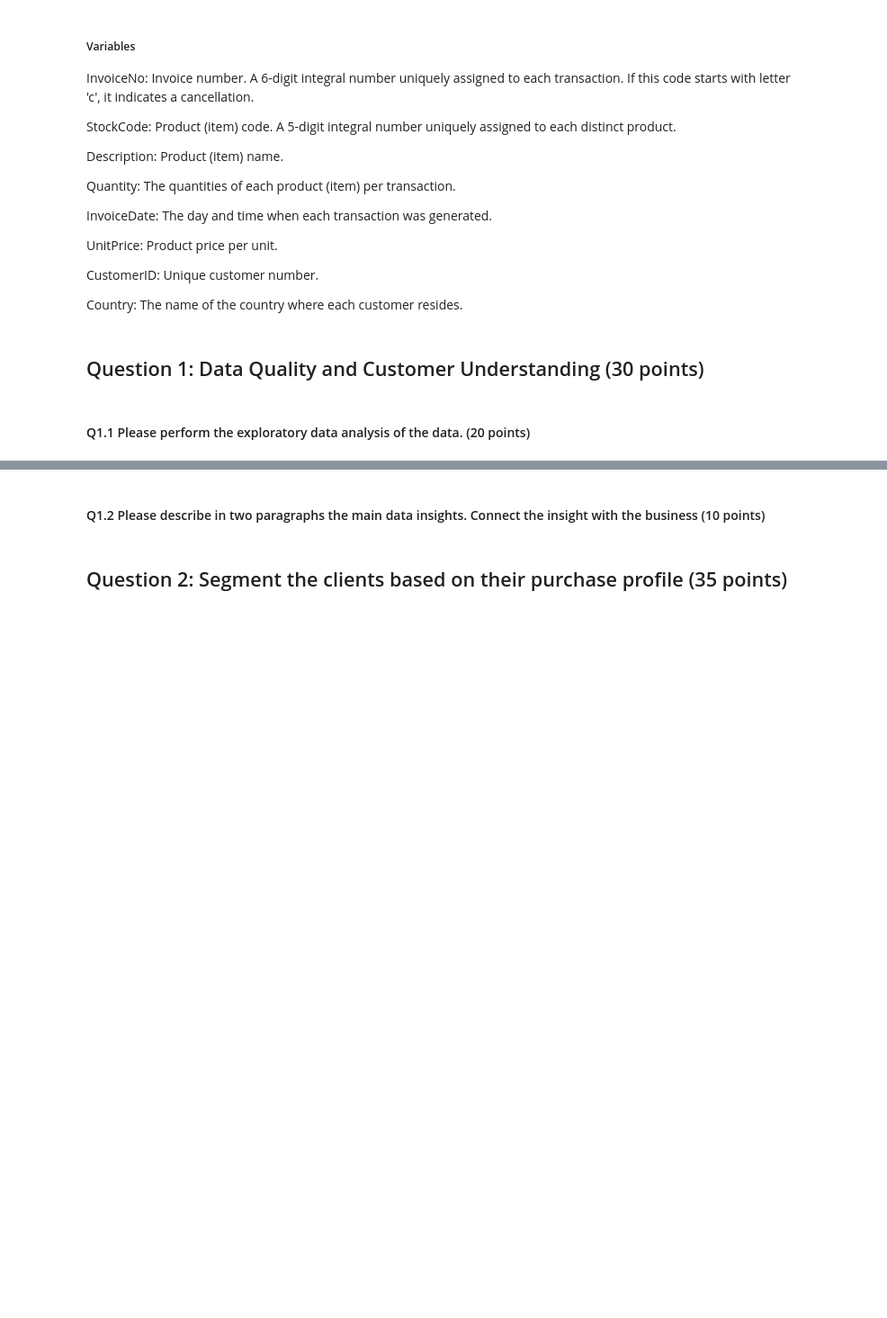
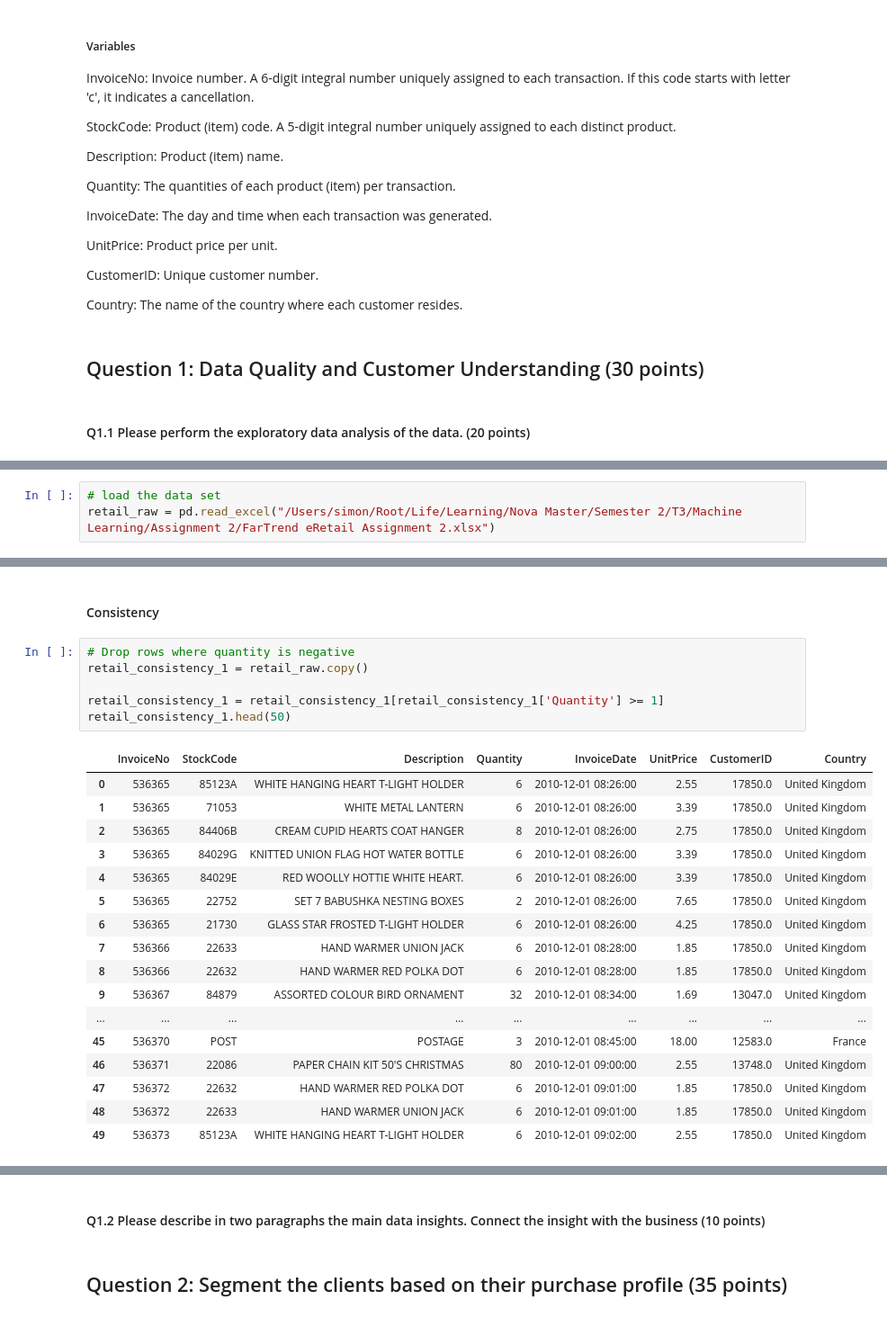
Before and after one commit to xxashwoodxx/Retail, a Jupyter notebook: Assignment 2 FarTrend.ipynb, the cells around one changed output, grey strips where cells are left out. Shown at 90% size. Drawn from its saved outputs; the diff is of its cells as text; blank space fills up the shorter version.

Commit message:
data exploration & cleaning

```diff
--- a/Assignment 2 FarTrend.ipynb
+++ b/Assignment 2 FarTrend.ipynb
@@ -37,0 +44,3 @@ Country: The name of the country where each customer resides.
+# %%
+# load the data set
+retail_raw = pd.read_excel("/Users/simon/Root/Life/Learning/Nova Master/Semester 2/T3/Machine Learning/Assignment 2/FarTrend eRetail Assignment 2.xlsx")
@@ -37,0 +147,26 @@ Country: The name of the country where each customer resides.
+# %% [markdown]
+#### Consistency
+# %%
+# Drop rows where quantity is negative
+retail_consistency_1 = retail_raw.copy()
+
+retail_consistency_1 = retail_consistency_1[retail_consistency_1['Quantity'] >= 1]
+retail_consistency_1.head(50)
+# %% [output]
+|  | InvoiceNo | StockCode | Description | Quantity | InvoiceDate | UnitPrice | CustomerID | Country |
+| 0 | 536365 | 85123A | WHITE HANGING HEART T-LIGHT HOLDER | 6 | 2010-12-01 08:26:00 | 2.55 | 17850.0 | United Kingdom |
+| 1 | 536365 | 71053 | WHITE METAL LANTERN | 6 | 2010-12-01 08:26:00 | 3.39 | 17850.0 | United Kingdom |
+| 2 | 536365 | 84406B | CREAM CUPID HEARTS COAT HANGER | 8 | 2010-12-01 08:26:00 | 2.75 | 17850.0 | United Kingdom |
+| 3 | 536365 | 84029G | KNITTED UNION FLAG HOT WATER BOTTLE | 6 | 2010-12-01 08:26:00 | 3.39 | 17850.0 | United Kingdom |
+| 4 | 536365 | 84029E | RED WOOLLY HOTTIE WHITE HEART. | 6 | 2010-12-01 08:26:00 | 3.39 | 17850.0 | United Kingdom |
+| 5 | 536365 | 22752 | SET 7 BABUSHKA NESTING BOXES | 2 | 2010-12-01 08:26:00 | 7.65 | 17850.0 | United Kingdom |
+| 6 | 536365 | 21730 | GLASS STAR FROSTED T-LIGHT HOLDER | 6 | 2010-12-01 08:26:00 | 4.25 | 17850.0 | United Kingdom |
+| 7 | 536366 | 22633 | HAND WARMER UNION JACK | 6 | 2010-12-01 08:28:00 | 1.85 | 17850.0 | United Kingdom |
+| 8 | 536366 | 22632 | HAND WARMER RED POLKA DOT | 6 | 2010-12-01 08:28:00 | 1.85 | 17850.0 | United Kingdom |
+| 9 | 536367 | 84879 | ASSORTED COLOUR BIRD ORNAMENT | 32 | 2010-12-01 08:34:00 | 1.69 | 13047.0 | United Kingdom |
+| ... | ... | ... | ... | ... | ... | ... | ... | ... |
+| 45 | 536370 | POST | POSTAGE | 3 | 2010-12-01 08:45:00 | 18.00 | 12583.0 | France |
+| 46 | 536371 | 22086 | PAPER CHAIN KIT 50'S CHRISTMAS | 80 | 2010-12-01 09:00:00 | 2.55 | 13748.0 | United Kingdom |
+| 47 | 536372 | 22632 | HAND WARMER RED POLKA DOT | 6 | 2010-12-01 09:01:00 | 1.85 | 17850.0 | United Kingdom |
+| 48 | 536372 | 22633 | HAND WARMER UNION JACK | 6 | 2010-12-01 09:01:00 | 1.85 | 17850.0 | United Kingdom |
+| 49 | 536373 | 85123A | WHITE HANGING HEART T-LIGHT HOLDER | 6 | 2010-12-01 09:02:00 | 2.55 | 17850.0 | United Kingdom |
```
Also changed, not shown: parts of 21 cells of this notebook.
